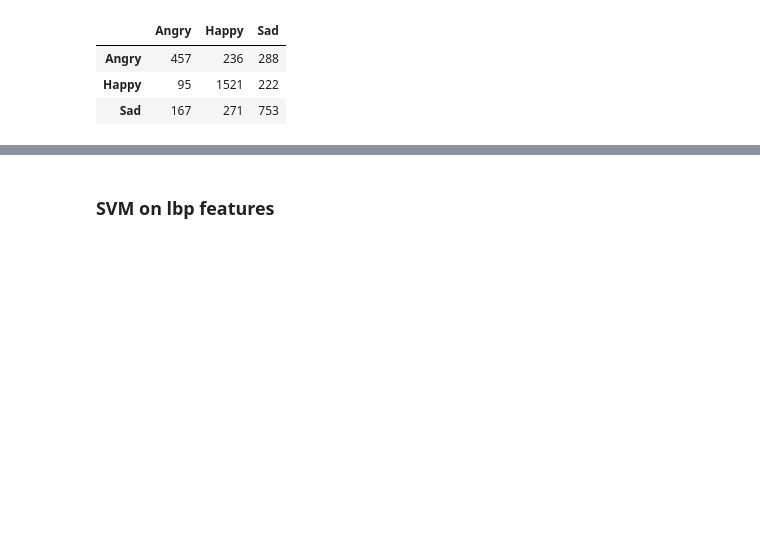
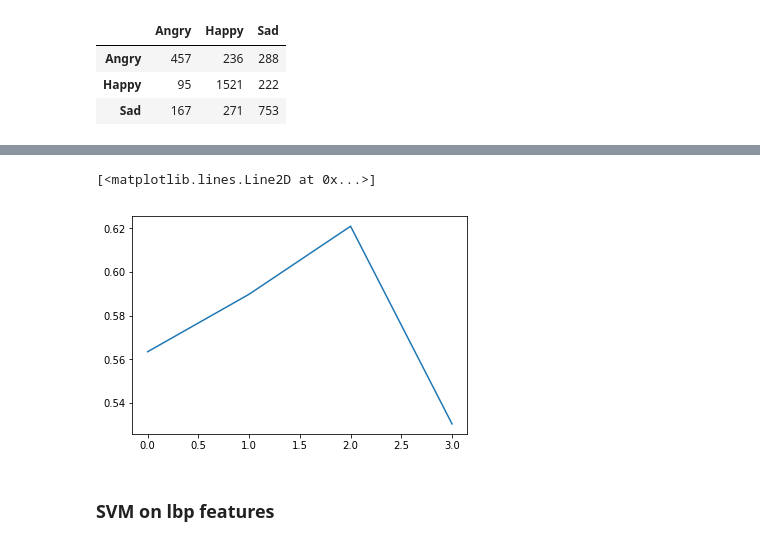
Before and after one commit to AntoineGuiot/project_vic, a Jupyter notebook: exploration_img_plot.ipynb, the cells around one changed output, grey strips where cells are left out. Drawn from its saved outputs; the diff is of its cells as text; code cells hidden in the pictures; blank space fills up the shorter version.

```diff
--- a/exploration_img_plot.ipynb
+++ b/exploration_img_plot.ipynb
@@ -283,0 +335,15 @@ model.get_confusion_matrix(data_formatter_test.data.dropna())
+# %%
+nbr_pix = [2,4,8,16]
+model = Model(model_type ='SVM',hyperparameters= hyperparameters, predictors = 'hog_features', targets=[0,3,4])
+model.create_model()
+scores=[]
+data_train, data_test = train_test_split(csv)
+data_formatter_train = data_formatter_train = dataFormatter(data_train.iloc[0:3000])
+data_formatter_test = dataFormatter(data_test.iloc[0:1000])
+for pix in nbr_pix:
+    print(pix)
+    hog_image_train = data_formatter_train.compute_hog(pix=pix)
+    hog_image_test = data_formatter_test.compute_hog(pix=pix)
+    model.train(data_formatter_train.data.dropna())
+    score = model.getF1Score(data_formatter_test.data.dropna())
+    scores.append(score)
@@ -284,3 +395,8 @@ model.get_confusion_matrix(data_formatter_test.data.dropna())
+# %%
+plt.plot(scores)
+# %% [output]
+[<matplotlib.lines.Line2D at 0x...>]
+[figure, added]
 # %% [markdown]
 ### SVM on lbp features
 # %%
```
Also changed, not shown: parts of 16 cells of this notebook, 1 other file.
